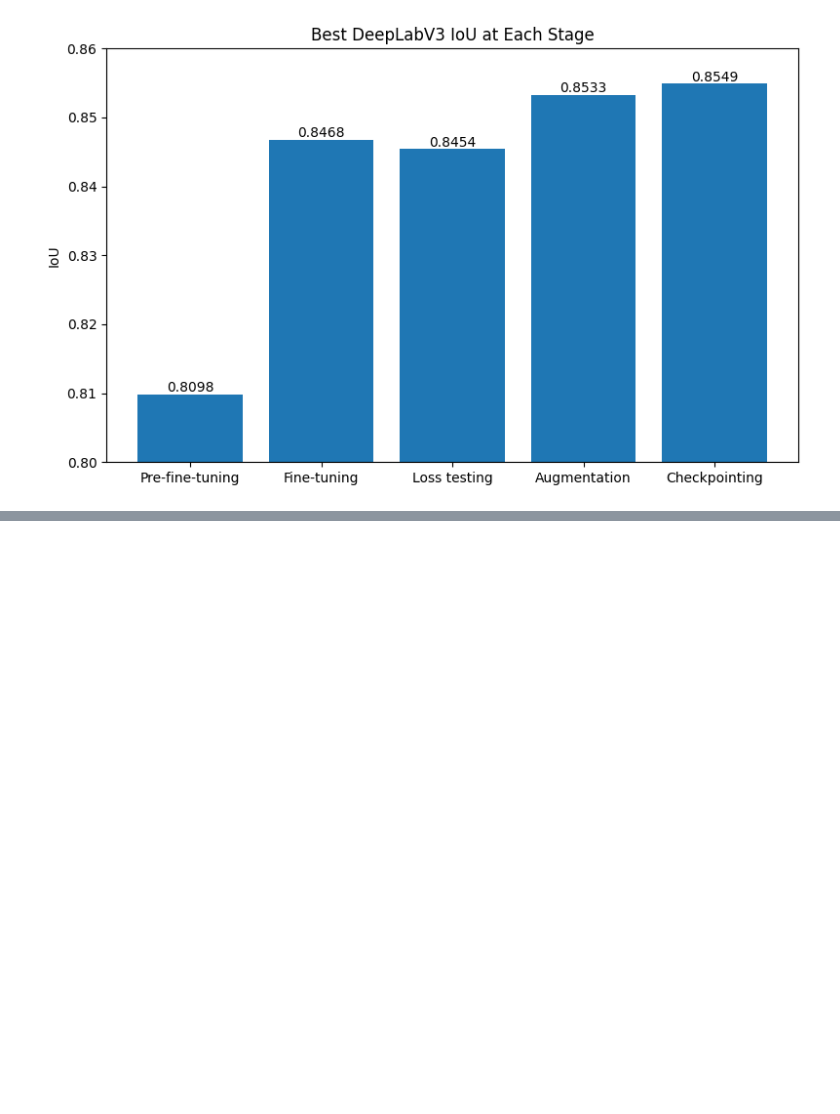
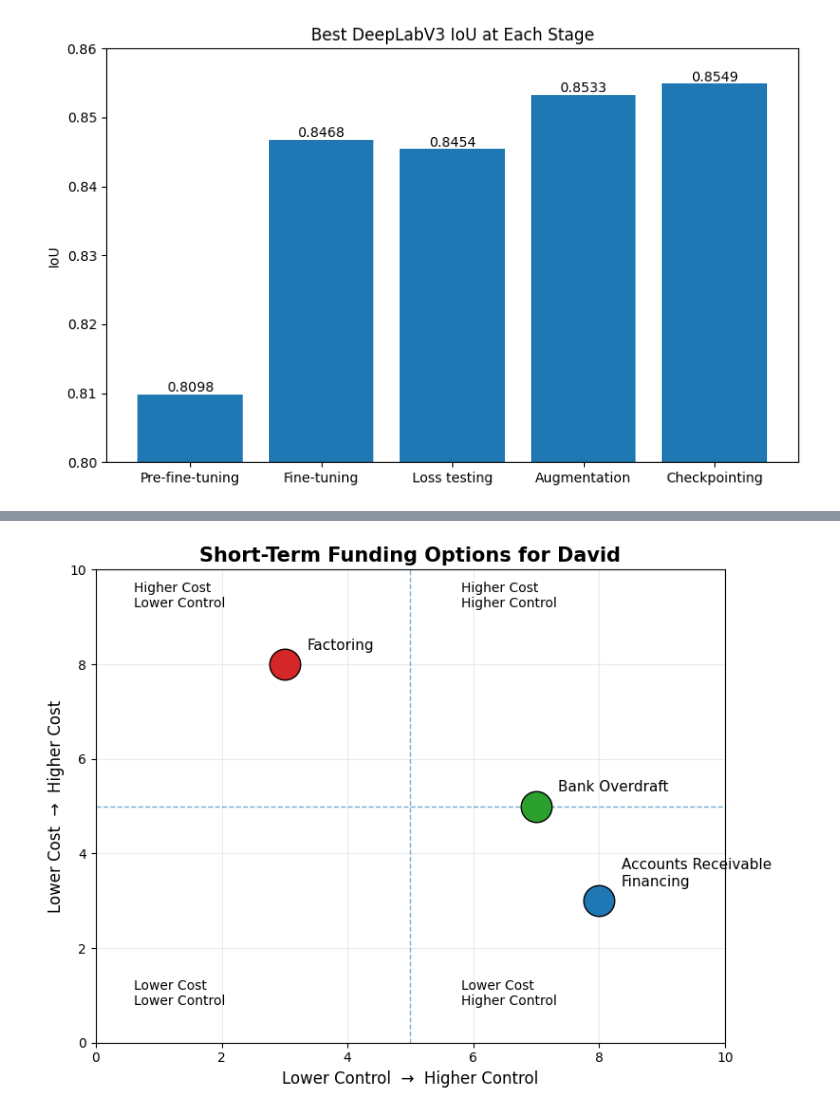
Before and after one commit to ChrisR32/graphs, a Jupyter notebook: graph.ipynb, the cells around one changed output, grey strips where cells are left out. Cells and saved outputs as stored; diff of their text form; code cells hidden in the pictures; blank space fills up the shorter version.

```diff
--- a/graph.ipynb
+++ b/graph.ipynb
@@ -644,0 +899,77 @@ plt.show()
+# %%
+import matplotlib.pyplot as plt
+
+# ----------------------------
+# data
+# x = control
+# y = cost
+# these are relative/qualitative positions based on your script
+# ----------------------------
+solutions = [
+    "Accounts Receivable\nFinancing",
+    "Factoring",
+    "Bank Overdraft"
+]
+
+x = [8, 3, 7]
+y = [3, 8, 5]
+
+colors = [
+    "tab:blue",
+    "tab:red",
+    "tab:green"
+]
+
+# extra padding for labels
+x_pad = 0.35
+y_pad = 0.25
+
+# ----------------------------
+# plot
+# ----------------------------
+fig, ax = plt.subplots(figsize=(8, 6))
+
+for i, label in enumerate(solutions):
+    ax.scatter(
+        x[i], y[i],
+        s=550,
+        color=colors[i],
+        edgecolor="black",
+        linewidth=1.0,
+        zorder=3
+    )
+    ax.text(
+        x[i] + x_pad,
+        y[i] + y_pad,
+        label,
+        fontsize=11,
+        ha="left",
+        va="bottom"
+    )
+
+# axes
+ax.set_xlim(0, 10)
+ax.set_ylim(0, 10)
+
+ax.set_xlabel("Lower Control  →  Higher Control", fontsize=12)
+ax.set_ylabel("Lower Cost  →  Higher Cost", fontsize=12)
+ax.set_title("Short-Term Funding Options for David", fontsize=15, fontweight="bold")
+
+# guide lines
+ax.axhline(5, linestyle="--", linewidth=1, alpha=0.6)
+ax.axvline(5, linestyle="--", linewidth=1, alpha=0.6)
+
+# quadrant labels
+ax.text(0.6, 9.2, "Higher Cost\nLower Control", fontsize=10, ha="left")
+ax.text(5.8, 9.2, "Higher Cost\nHigher Control", fontsize=10, ha="left")
+ax.text(0.6, 0.8, "Lower Cost\nLower Control", fontsize=10, ha="left")
+ax.text(5.8, 0.8, "Lower Cost\nHigher Control", fontsize=10, ha="left")
+
+# light grid
+ax.grid(alpha=0.25, zorder=0)
+
+plt.tight_layout()
+# plt.savefig("short_term_funding_positioning_chart.png", dpi=300, bbox_inches="tight")
+plt.show()
+# %% [output]
+[figure, added]
```
Also changed, not shown: parts of 11 cells of this notebook, 1 other file.
